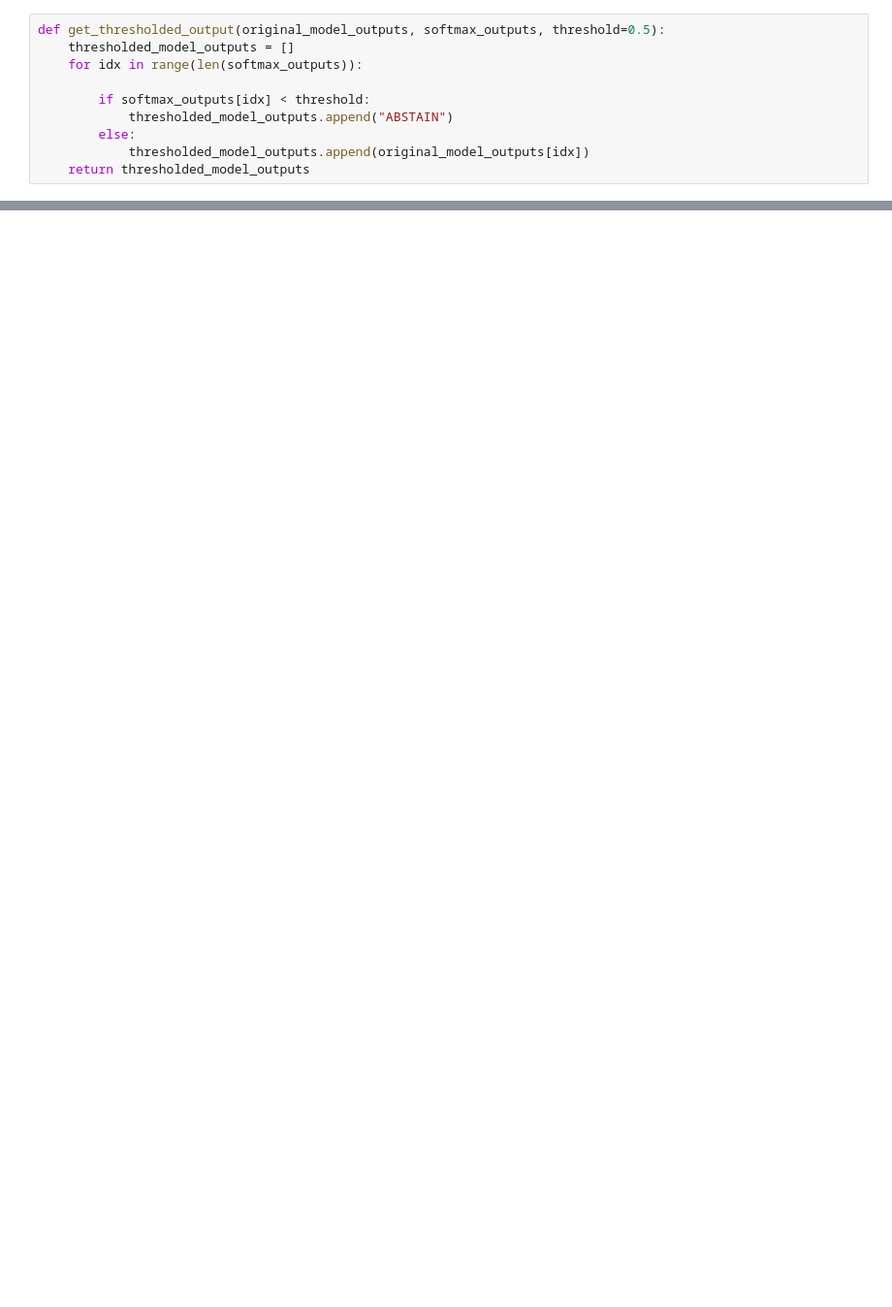
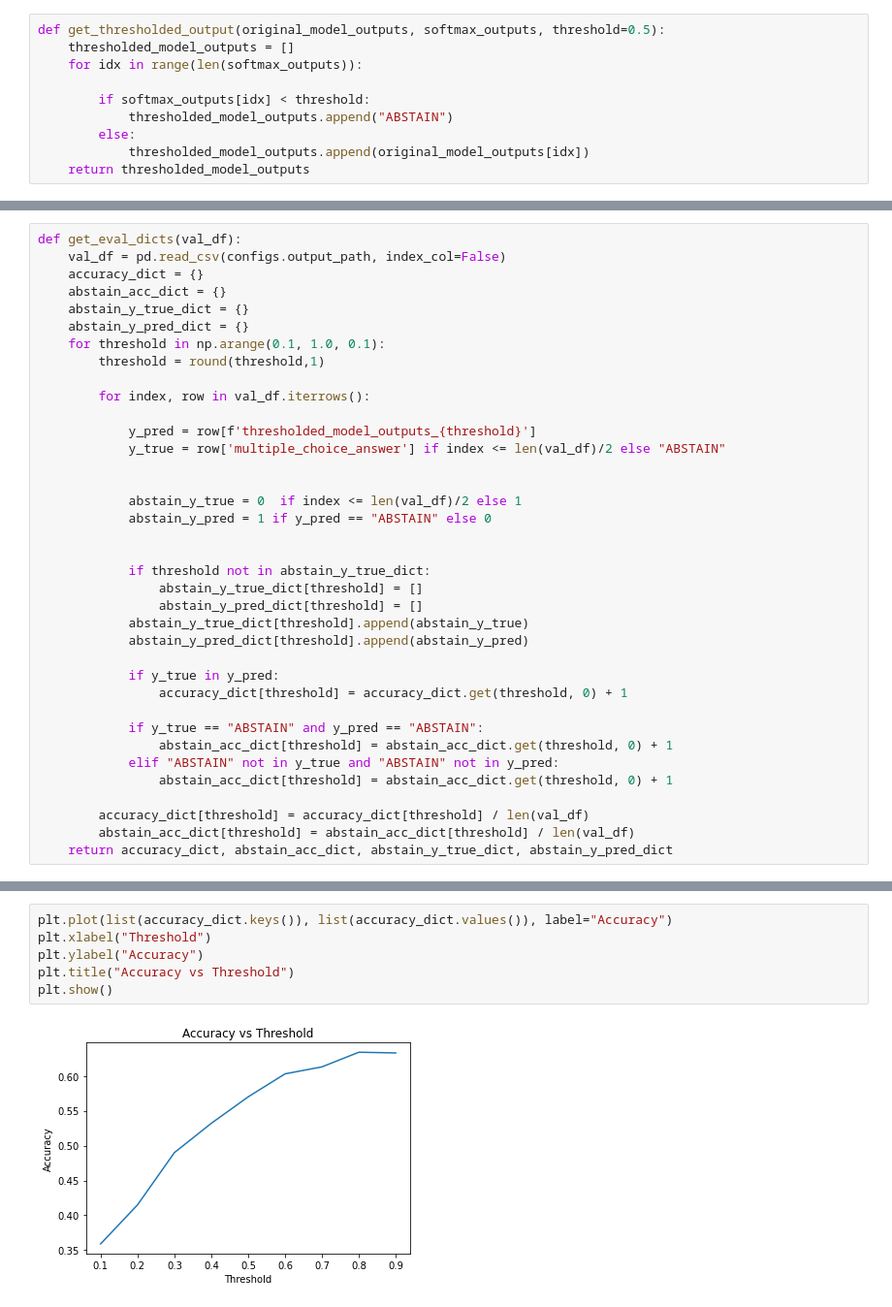
Before and after one commit to tanushreebanerjee/iw-spring-23, a Jupyter notebook: utils/abstain_softmax_thresholding.ipynb, the cells around one changed output, grey strips where cells are left out. Shown at 97% size. Saved outputs shown, nothing was run; the diff lists cells and outputs as text; blank space fills up the shorter version.

```diff
--- a/utils/abstain_softmax_thresholding.ipynb
+++ b/utils/abstain_softmax_thresholding.ipynb
@@ -43,0 +79,37 @@ Abstain ratio for threshold 0.9 is 0.87
+# %%
+def get_eval_dicts(val_df):
+    val_df = pd.read_csv(configs.output_path, index_col=False)
+    accuracy_dict = {}
+    abstain_acc_dict = {}
+    abstain_y_true_dict = {}
+    abstain_y_pred_dict = {}
+    for threshold in np.arange(0.1, 1.0, 0.1):
+        threshold = round(threshold,1)
+
+        for index, row in val_df.iterrows():
+
+            y_pred = row[f'thresholded_model_outputs_{threshold}']
+            y_true = row['multiple_choice_answer'] if index <= len(val_df)/2 else "ABSTAIN"
+
+
+            abstain_y_true = 0  if index <= len(val_df)/2 else 1
+            abstain_y_pred = 1 if y_pred == "ABSTAIN" else 0
+
+
+            if threshold not in abstain_y_true_dict:
+                abstain_y_true_dict[threshold] = []
+                abstain_y_pred_dict[threshold] = []
+            abstain_y_true_dict[threshold].append(abstain_y_true)
+            abstain_y_pred_dict[threshold].append(abstain_y_pred)
+
+            if y_true in y_pred:
+                accuracy_dict[threshold] = accuracy_dict.get(threshold, 0) + 1
+
+            if y_true == "ABSTAIN" and y_pred == "ABSTAIN":
+                abstain_acc_dict[threshold] = abstain_acc_dict.get(threshold, 0) + 1
+            elif "ABSTAIN" not in y_true and "ABSTAIN" not in y_pred:
+                abstain_acc_dict[threshold] = abstain_acc_dict.get(threshold, 0) + 1
+
+        accuracy_dict[threshold] = accuracy_dict[threshold] / len(val_df)
+        abstain_acc_dict[threshold] = abstain_acc_dict[threshold] / len(val_df)
+    return accuracy_dict, abstain_acc_dict, abstain_y_true_dict, abstain_y_pred_dict
@@ -44 +166,9 @@ Abstain ratio for threshold 0.9 is 0.87
+# %%
+plt.plot(list(accuracy_dict.keys()), list(accuracy_dict.values()), label="Accuracy")
+plt.xlabel("Threshold")
+plt.ylabel("Accuracy")
+plt.title("Accuracy vs Threshold")
+plt.show()
+# %% [output]
+[figure, added]
 # %%
```
Also changed, not shown: parts of 16 cells of this notebook, 6 other files.
